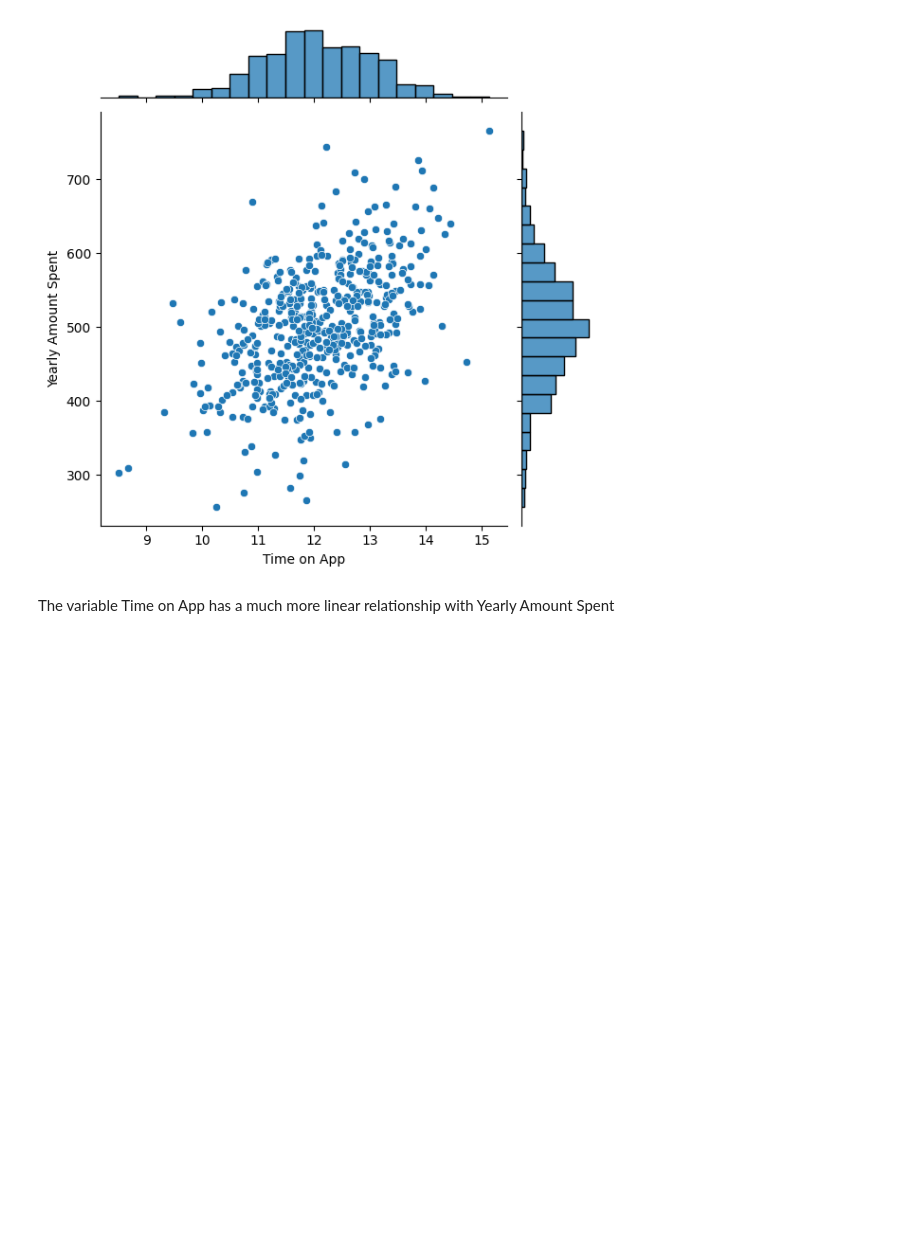
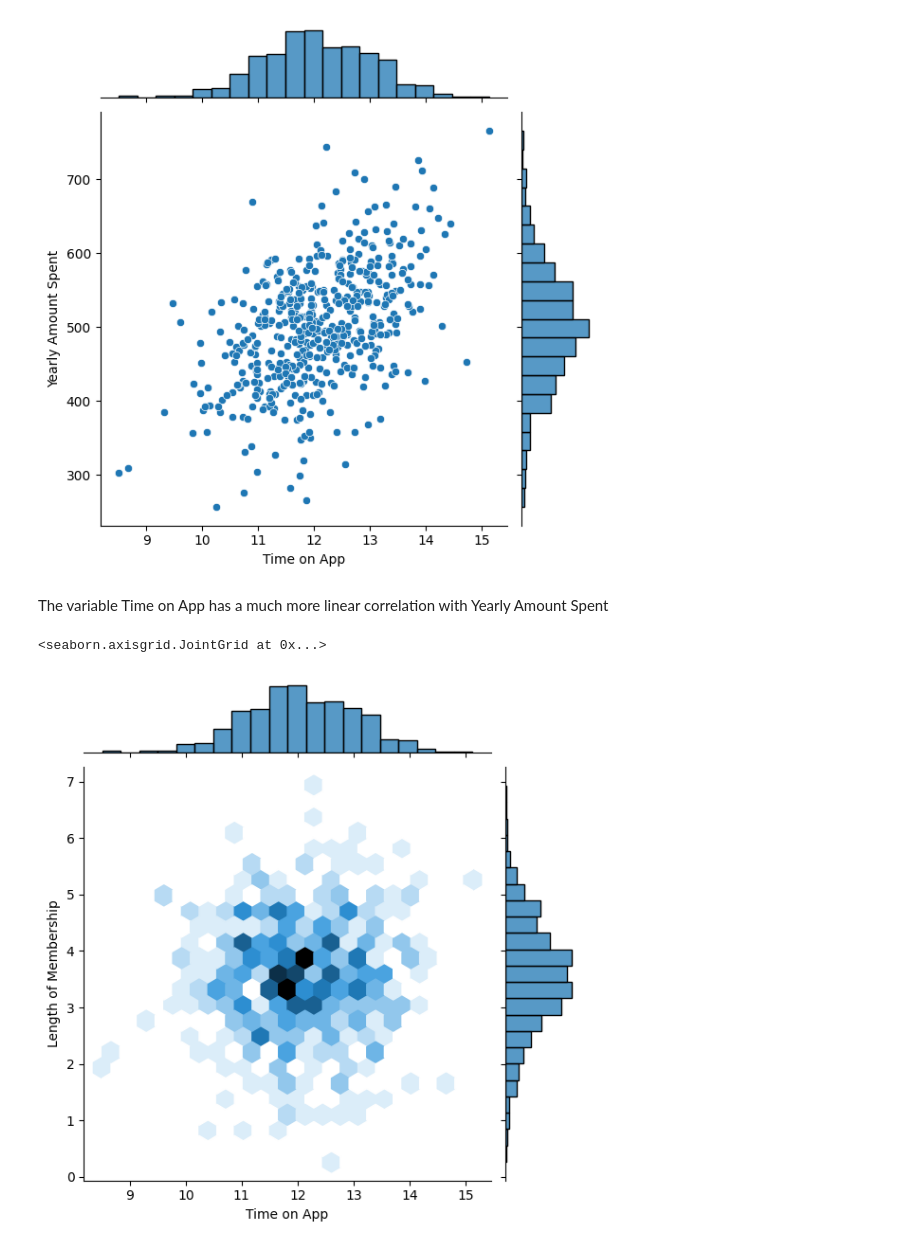
Before and after one commit to pedro-nunesm/Linear-Regression-Model-on-Eccomerce-Dataset, a Jupyter notebook: index.ipynb, the cells around one changed output. Drawn from its saved outputs; the diff is of its cells as text; code cells hidden in the pictures; blank space fills up the shorter version.

Commit message:
Analyzing Data

```diff
--- a/index.ipynb
+++ b/index.ipynb
@@ -74,4 +58,9 @@ sns.jointplot(data=clients, x=clients['Time on App'], y=clients['Yearly Amount S
 <seaborn.axisgrid.JointGrid at 0x...>
 [figure]
 # %% [markdown]
-The variable Time on App has a much more linear relationship with Yearly Amount Spent
+The variable Time on App has a much more linear correlation with Yearly Amount Spent
+# %%
+sns.jointplot(data=clients, x=clients['Time on App'], y=clients['Length of Membership'], kind='hex')
+# %% [output]
+<seaborn.axisgrid.JointGrid at 0x...>
+[figure, added]
```
Also changed, not shown: parts of 7 cells of this notebook.
